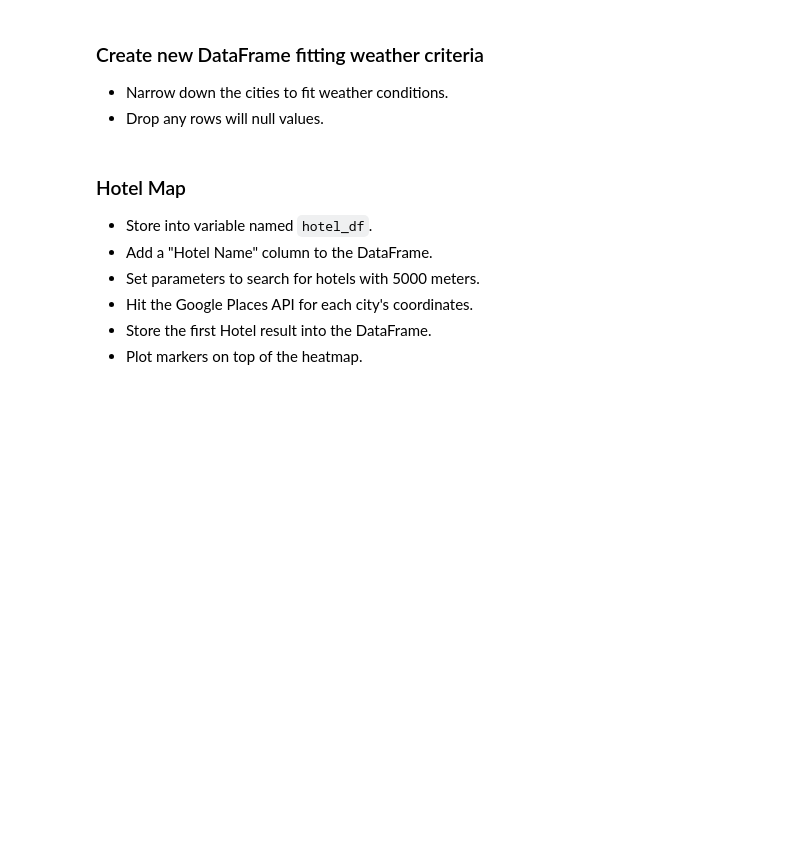
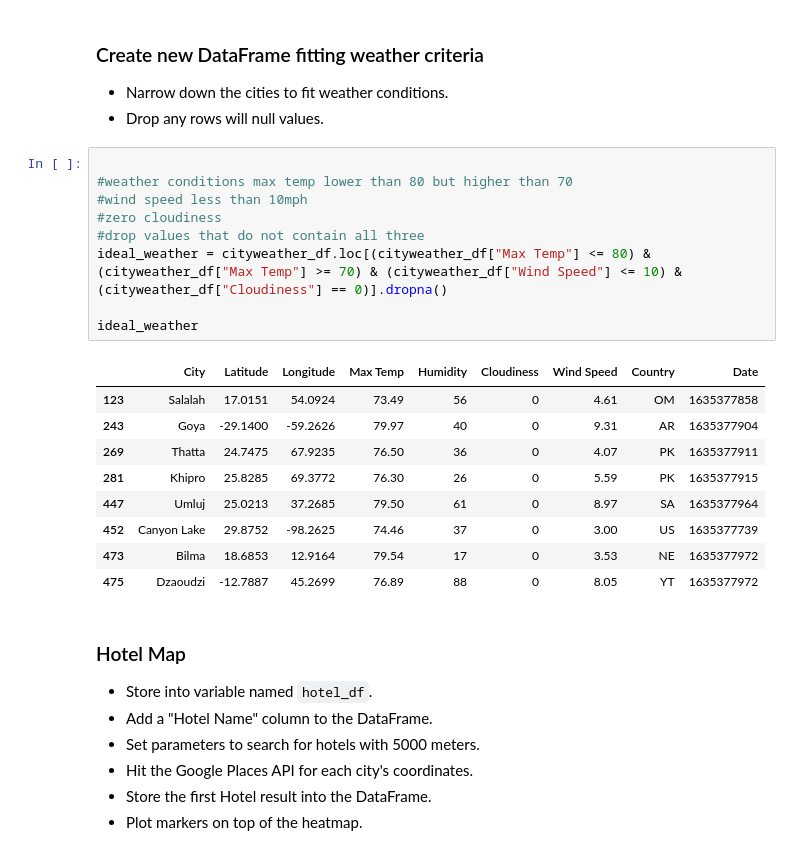
Before and after one commit to mandie021/python-api-challenge, a Jupyter notebook: VacationPy.ipynb, the cells around one changed output. Saved outputs shown, nothing was run; the diff lists cells and outputs as text; blank space fills up the shorter version.

```diff
--- a/VacationPy.ipynb
+++ b/VacationPy.ipynb
@@ -89,6 +101,25 @@ AttributeError: 'DataFrame' object has no attribute 'dtype'
 ### Create new DataFrame fitting weather criteria
 * Narrow down the cities to fit weather conditions.
 * Drop any rows will null values.
+# %%
+
+#weather conditions max temp lower than 80 but higher than 70
+#wind speed less than 10mph
+#zero cloudiness
+#drop values that do not contain all three
+ideal_weather = cityweather_df.loc[(cityweather_df["Max Temp"] <= 80) & (cityweather_df["Max Temp"] >= 70) & (cityweather_df["Wind Speed"] <= 10) & (cityweather_df["Cloudiness"] == 0)].dropna()
+
+ideal_weather
+# %% [output]
+|  | City | Latitude | Longitude | Max Temp | Humidity | Cloudiness | Wind Speed | Country | Date |
+| 123 | Salalah | 17.0151 | 54.0924 | 73.49 | 56 | 0 | 4.61 | OM | 1635377858 |
+| 243 | Goya | -29.1400 | -59.2626 | 79.97 | 40 | 0 | 9.31 | AR | 1635377904 |
+| 269 | Thatta | 24.7475 | 67.9235 | 76.50 | 36 | 0 | 4.07 | PK | 1635377911 |
+| 281 | Khipro | 25.8285 | 69.3772 | 76.30 | 26 | 0 | 5.59 | PK | 1635377915 |
+| 447 | Umluj | 25.0213 | 37.2685 | 79.50 | 61 | 0 | 8.97 | SA | 1635377964 |
+| 452 | Canyon Lake | 29.8752 | -98.2625 | 74.46 | 37 | 0 | 3.00 | US | 1635377739 |
+| 473 | Bilma | 18.6853 | 12.9164 | 79.54 | 17 | 0 | 3.53 | NE | 1635377972 |
+| 475 | Dzaoudzi | -12.7887 | 45.2699 | 76.89 | 88 | 0 | 8.05 | YT | 1635377972 |
 # %% [markdown]
 ### Hotel Map
 * Store into variable named `hotel_df`.
```
Also changed, not shown: parts of 9 cells of this notebook.
